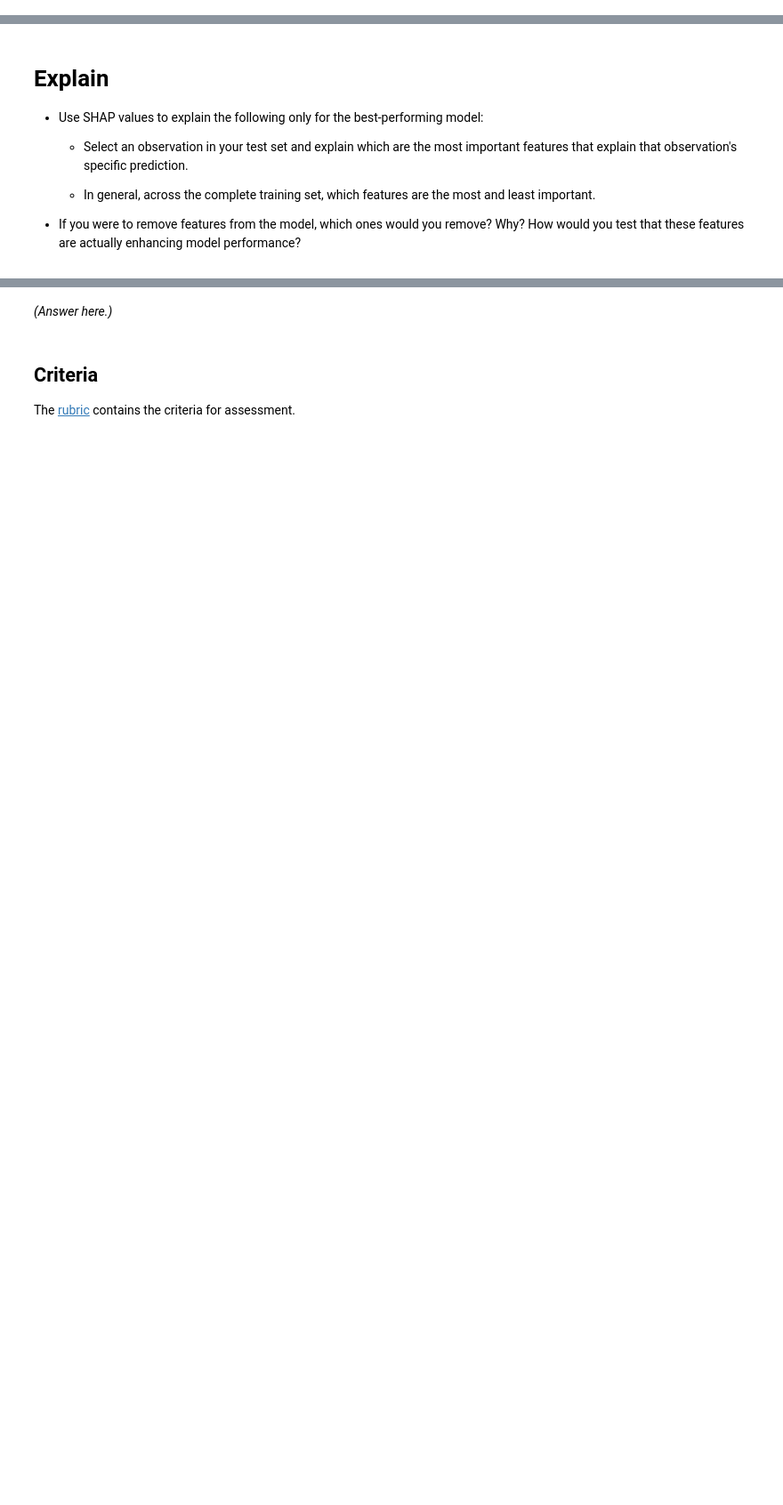
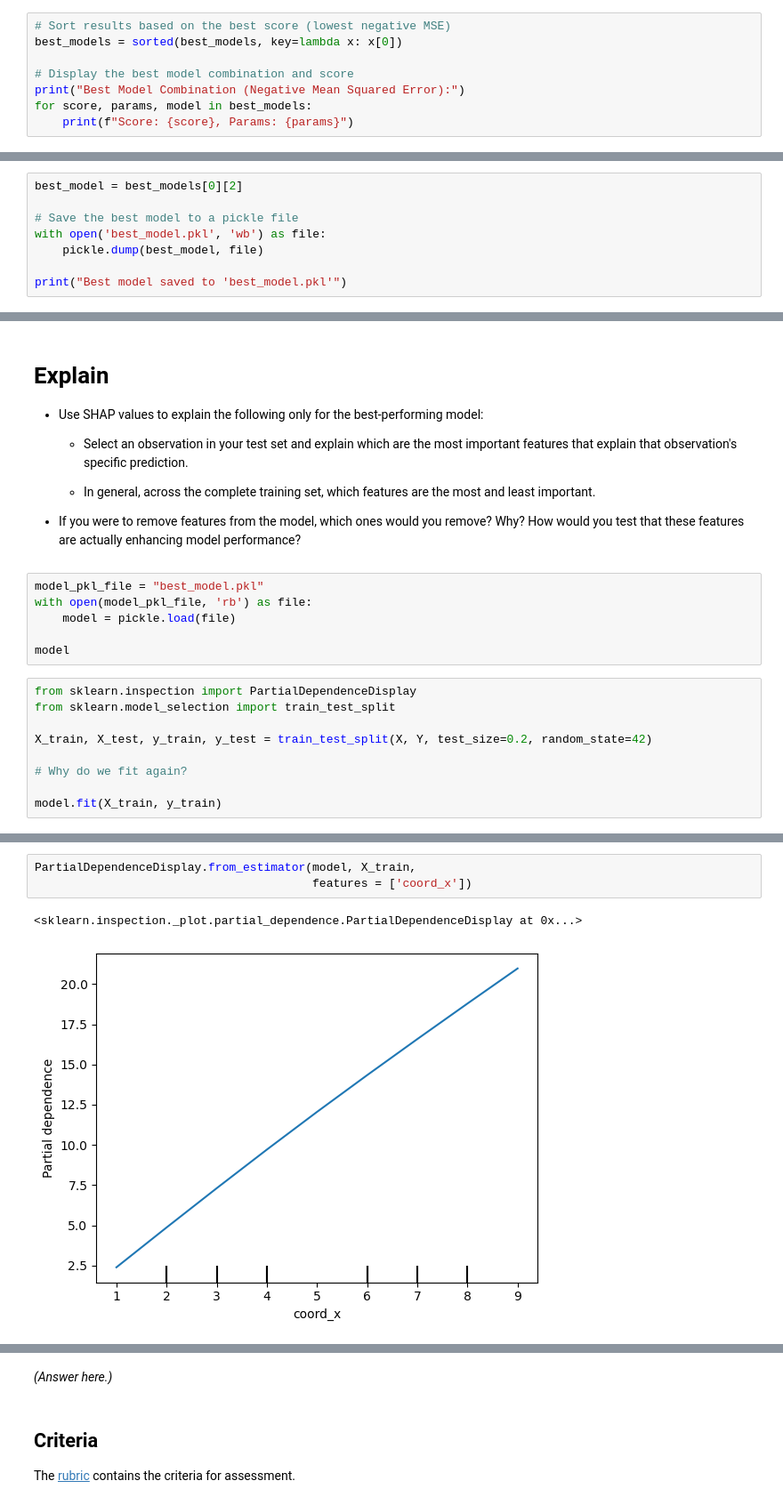
Before and after one commit to sanjanabansal1994/production, a Jupyter notebook: 02_activities/assignments/assignment_2.ipynb, the cells around one changed output, grey strips where cells are left out. Shown: that part at 89% size. Saved outputs shown, nothing was run; the diff lists cells and outputs as text; blank space fills up the shorter version.

Commit message:
Best estimator found

```diff
--- a/02_activities/assignments/assignment_2.ipynb
+++ b/02_activities/assignments/assignment_2.ipynb
@@ -397,0 +413,8 @@ GridSearchCV(cv=5,
+# %%
+# Sort results based on the best score (lowest negative MSE)
+best_models = sorted(best_models, key=lambda x: x[0])
+
+# Display the best model combination and score
+print("Best Model Combination (Negative Mean Squared Error):")
+for score, params, model in best_models:
+    print(f"Score: {score}, Params: {params}")
@@ -401,0 +433,8 @@ GridSearchCV(cv=5,
+# %%
+best_model = best_models[0][2]
+
+# Save the best model to a pickle file
+with open('best_model.pkl', 'wb') as file:
+    pickle.dump(best_model, file)
+
+print("Best model saved to 'best_model.pkl'")
@@ -409,3 +450,18 @@ GridSearchCV(cv=5,
     - In general, across the complete training set, which features are the most and least important.
 
 + If you were to remove features from the model, which ones would you remove? Why? How would you test that these features are actually enhancing model performance?
+# %%
+model_pkl_file = "best_model.pkl"
+with open(model_pkl_file, 'rb') as file:
+    model = pickle.load(file)
+
+model
+# %%
+from sklearn.inspection import PartialDependenceDisplay
+from sklearn.model_selection import train_test_split
+
+X_train, X_test, y_train, y_test = train_test_split(X, Y, test_size=0.2, random_state=42)
+
+# Why do we fit again?
+
+model.fit(X_train, y_train)
@@ -411,0 +488,6 @@ GridSearchCV(cv=5,
+# %%
+PartialDependenceDisplay.from_estimator(model, X_train,
+                                        features = ['coord_x'])
+# %% [output]
+<sklearn.inspection._plot.partial_dependence.PartialDependenceDisplay at 0x...>
+[figure, added]
```
Also changed, not shown: parts of 16 cells of this notebook, 8 other files.
